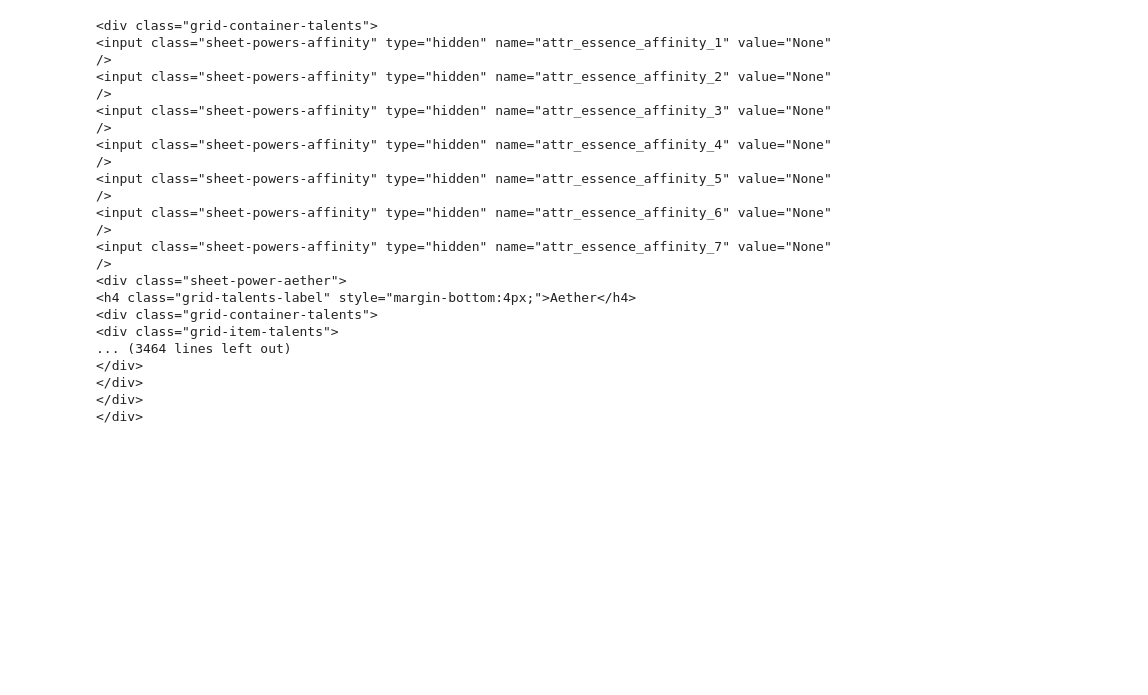
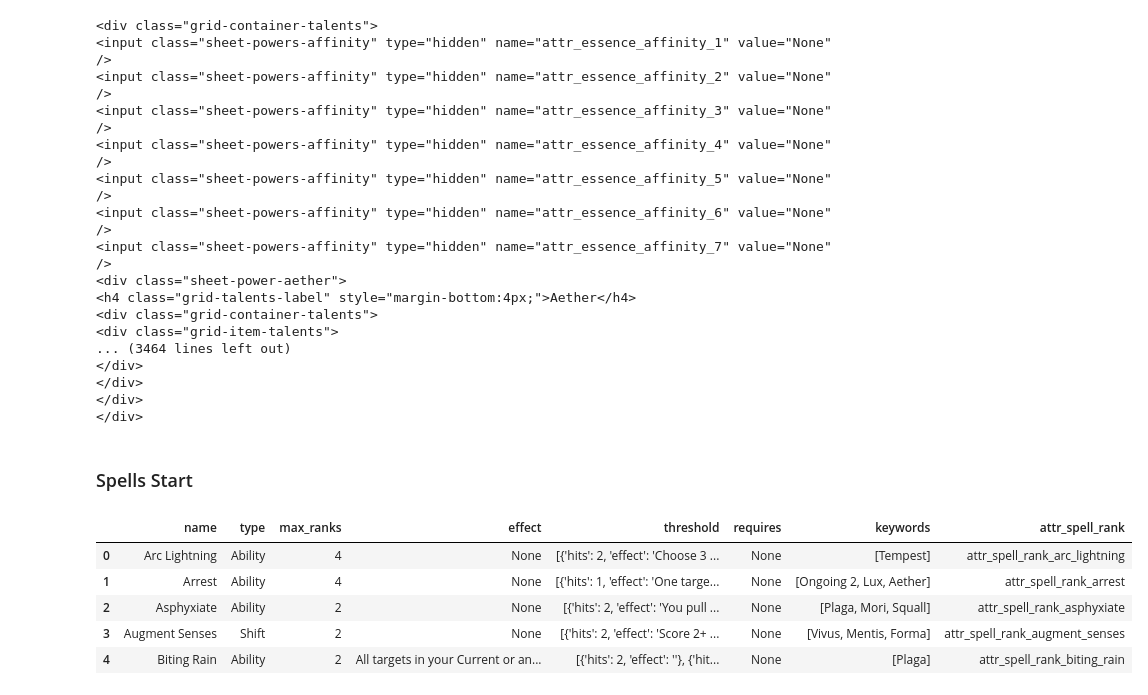
Before and after one commit to donalharrison/no1_system, a Jupyter notebook: code/build_character_sheet/nb_build_character_sheet.ipynb, the cells around one changed output. Drawn from its saved outputs; the diff is of its cells as text; code cells hidden in the pictures; blank space fills up the shorter version.

```diff
--- a/code/build_character_sheet/nb_build_character_sheet.ipynb
+++ b/code/build_character_sheet/nb_build_character_sheet.ipynb
@@ -1248,3 +1248,18 @@ print(div_str)
 </div>
 </div>
 </div>
+# %% [markdown]
+### Spells Start
+# %%
+df_spells = pd.DataFrame(powers_data['spells'])
+# %%
+df_spells['attr_spell_rank'] = '''attr_spell_rank_''' + df_spells['name'].str.lower().str.replace(' ', '_')
+# %%
+df_spells.head()
+# %% [output]
+|  | name | type | max_ranks | effect | threshold | requires | keywords | attr_spell_rank |
+| 0 | Arc Lightning | Ability | 4 | None | [{'hits': 2, 'effect': 'Choose 3 ... | None | [Tempest] | attr_spell_rank_arc_lightning |
+| 1 | Arrest | Ability | 4 | None | [{'hits': 1, 'effect': 'One targe... | None | [Ongoing 2, Lux, Aether] | attr_spell_rank_arrest |
+| 2 | Asphyxiate | Ability | 2 | None | [{'hits': 2, 'effect': 'You pull ... | None | [Plaga, Mori, Squall] | attr_spell_rank_asphyxiate |
+| 3 | Augment Senses | Shift | 2 | None | [{'hits': 2, 'effect': 'Score 2+ ... | None | [Vivus, Mentis, Forma] | attr_spell_rank_augment_senses |
+| 4 | Biting Rain | Ability | 2 | All targets in your Current or an... | [{'hits': 2, 'effect': ''}, {'hit... | None | [Plaga] | attr_spell_rank_biting_rain |
```
Also changed, not shown: parts of 7 cells of this notebook, 10 other files.
